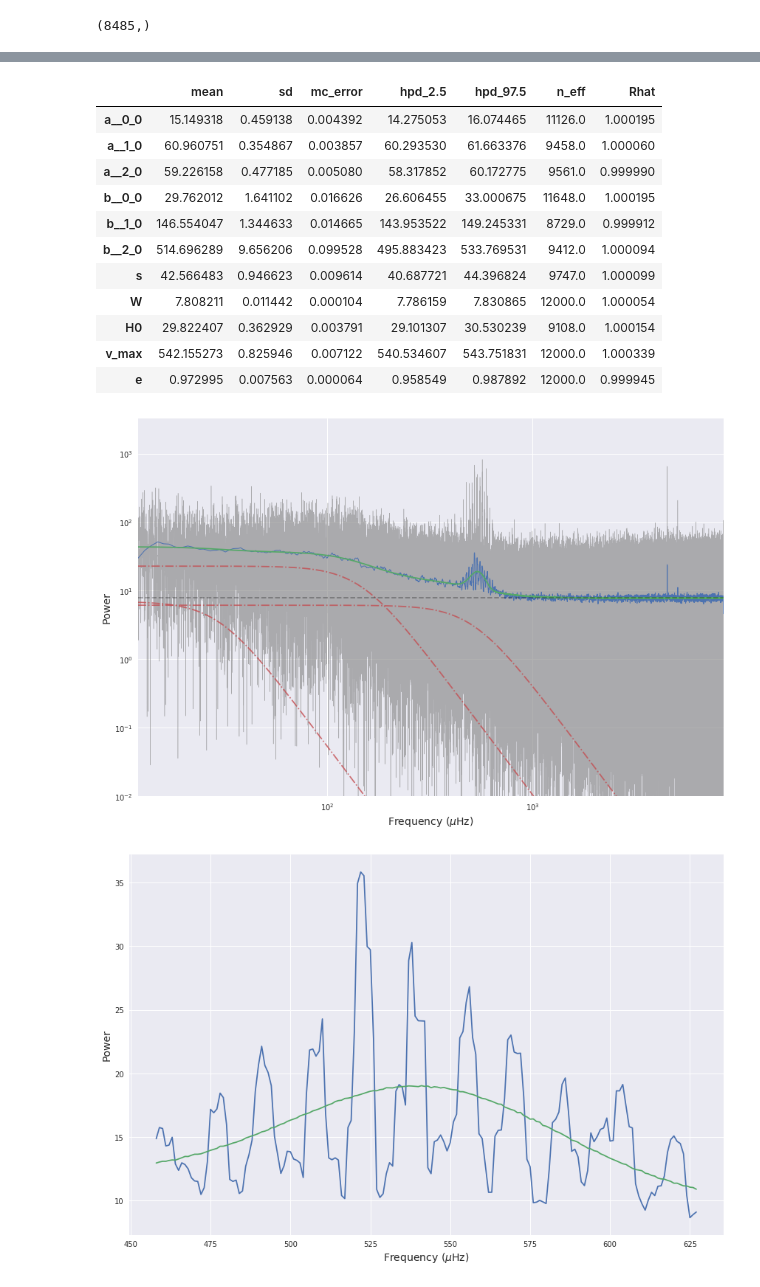
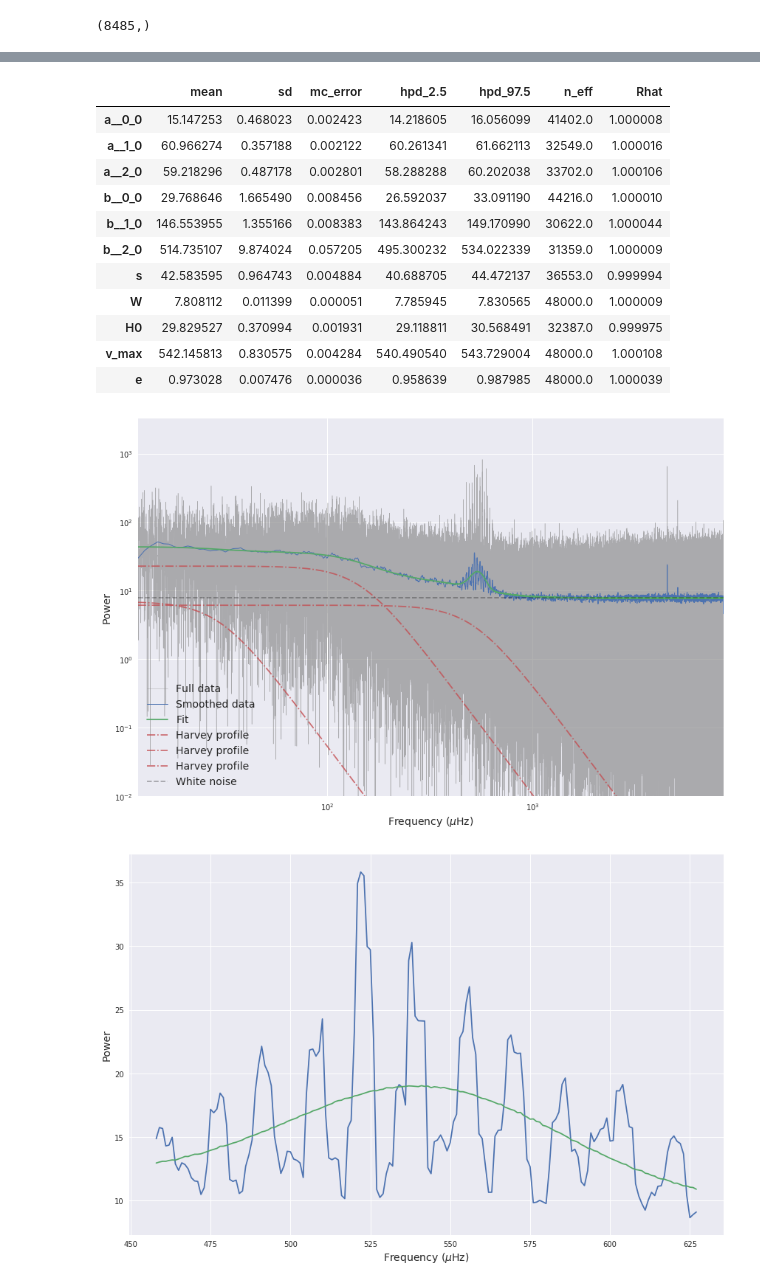
Before and after one commit to mileslucas/stat444, a Jupyter notebook: project/project.ipynb, the cells around one changed output, grey strips where cells are left out. Drawn from its saved outputs; the diff is of its cells as text; code cells hidden in the pictures.

```diff
--- a/project/project.ipynb
+++ b/project/project.ipynb
@@ -62,7 +63,7 @@ with pm.Model() as max_model:
     y = pm.Normal('obs', mu=like, sd=e, observed=itrp_power)
 # %%
 with max_model:
-    trace = pm.sample(3000, tune=1000)
+    trace = pm.sample(3000, tune=1000, njobs=16)
 # %% [output]
 Auto-assigning NUTS sampler...
 Initializing NUTS using jitter+adapt_diag...
@@ -76,20 +78,20 @@ plt.savefig('figs/trace1.pdf')
 # %%
 summ = pm.summary(trace)
-summ.to_csv('trace_summary')
+summ.to_csv('trace_summary.csv')
 summ
 # %% [output]
 |  | mean | sd | mc_error | hpd_2.5 | hpd_97.5 | n_eff | Rhat |
-| a__0_0 | 15.149318 | 0.459138 | 0.004392 | 14.275053 | 16.074465 | 11126.0 | 1.000195 |
-| a__1_0 | 60.960751 | 0.354867 | 0.003857 | 60.293530 | 61.663376 | 9458.0 | 1.000060 |
-| a__2_0 | 59.226158 | 0.477185 | 0.005080 | 58.317852 | 60.172775 | 9561.0 | 0.999990 |
-| b__0_0 | 29.762012 | 1.641102 | 0.016626 | 26.606455 | 33.000675 | 11648.0 | 1.000195 |
-| b__1_0 | 146.554047 | 1.344633 | 0.014665 | 143.953522 | 149.245331 | 8729.0 | 0.999912 |
-| b__2_0 | 514.696289 | 9.656206 | 0.099528 | 495.883423 | 533.769531 | 9412.0 | 1.000094 |
-| s | 42.566483 | 0.946623 | 0.009614 | 40.687721 | 44.396824 | 9747.0 | 1.000099 |
-| W | 7.808211 | 0.011442 | 0.000104 | 7.786159 | 7.830865 | 12000.0 | 1.000054 |
-| H0 | 29.822407 | 0.362929 | 0.003791 | 29.101307 | 30.530239 | 9108.0 | 1.000154 |
-| v_max | 542.155273 | 0.825946 | 0.007122 | 540.534607 | 543.751831 | 12000.0 | 1.000339 |
-| e | 0.972995 | 0.007563 | 0.000064 | 0.958549 | 0.987892 | 12000.0 | 0.999945 |
+| a__0_0 | 15.147253 | 0.468023 | 0.002423 | 14.218605 | 16.056099 | 41402.0 | 1.000008 |
+| a__1_0 | 60.966274 | 0.357188 | 0.002122 | 60.261341 | 61.662113 | 32549.0 | 1.000016 |
+| a__2_0 | 59.218296 | 0.487178 | 0.002801 | 58.288288 | 60.202038 | 33702.0 | 1.000106 |
+| b__0_0 | 29.768646 | 1.665490 | 0.008456 | 26.592037 | 33.091190 | 44216.0 | 1.000010 |
+| b__1_0 | 146.553955 | 1.355166 | 0.008383 | 143.864243 | 149.170990 | 30622.0 | 1.000044 |
+| b__2_0 | 514.735107 | 9.874024 | 0.057205 | 495.300232 | 534.022339 | 31359.0 | 1.000009 |
+| s | 42.583595 | 0.964743 | 0.004884 | 40.688705 | 44.472137 | 36553.0 | 0.999994 |
+| W | 7.808112 | 0.011399 | 0.000051 | 7.785945 | 7.830565 | 48000.0 | 1.000009 |
+| H0 | 29.829527 | 0.370994 | 0.001931 | 29.118811 | 30.568491 | 32387.0 | 0.999975 |
+| v_max | 542.145813 | 0.830575 | 0.004284 | 540.490540 | 543.729004 | 48000.0 | 1.000108 |
+| e | 0.973028 | 0.007476 | 0.000036 | 0.958639 | 0.987985 | 48000.0 | 1.000039 |
 # %%
 ppc = pm.sample_ppc(trace, 1000, max_model)
 post = ppc['obs'].mean(axis=0)
@@ -97,22 +99,24 @@ post = ppc['obs'].mean(axis=0)
 def harvey(v, a, b):
     return 2 * np.sqrt(2) / np.pi * (a**2 / b) / (1 + (v/b)**4)
 # %%
-plt.loglog(full_freq, power, lw=.5, alpha=.6, c='.5')
-plt.loglog(freq, itrp_power, 'C0', lw=1)
-plt.loglog(freq, post, 'C1')
+plt.loglog(full_freq, power, lw=.5, alpha=.6, c='.5', label='Full data')
+plt.loglog(freq, itrp_power, 'C0', lw=1, label='Smoothed data')
+plt.loglog(freq, post, 'C1', label='Fit')
 # plt.axvline(trace['v_max'].mean(), c='k', ls='--')
 a = trace.get_values('a').mean(axis=0)
 b = trace.get_values('b').mean(axis=0)
-[plt.loglog(freq, harv, 'C2-.', alpha=.8) for harv in harvey(freq, a, b)]
-plt.axhline(trace.get_values('W').mean(), c='k', alpha=.3, ls='--')
+[plt.loglog(freq, harv, 'C2-.', alpha=.8, label='Harvey profile') for harv in harvey(freq, a, b)]
+plt.axhline(trace.get_values('W').mean(), c='k', alpha=.3, ls='--', label='White noise')
 plt.ylim(1e-2, None)
 plt.xlim(min(freq), max(freq))
 plt.xlabel(r'Frequency ($\mu$Hz)')
 plt.ylabel('Power')
 plt.tight_layout()
+h, l = pl
+plt.legend()
 plt.savefig('figs/psd_fit.pdf')
 # %% [output]
-[figure, old version]
+[figure, new version]
 # %%
 s = trace.get_values('s').mean(axis=0)
 v_max = trace.get_values('v_max').mean(axis=0)
```
Also changed, not shown: parts of 14 cells of this notebook, 10 other files.
